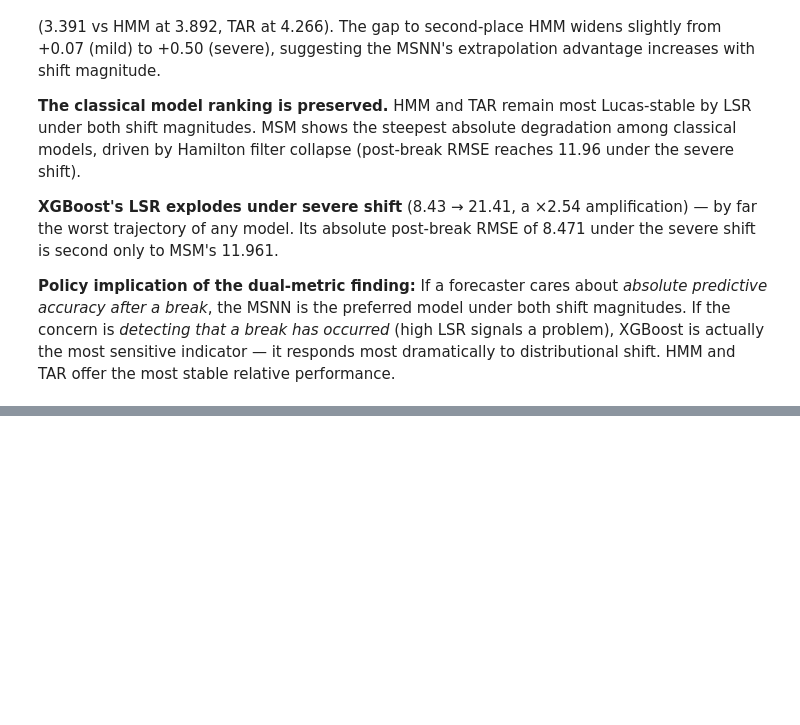
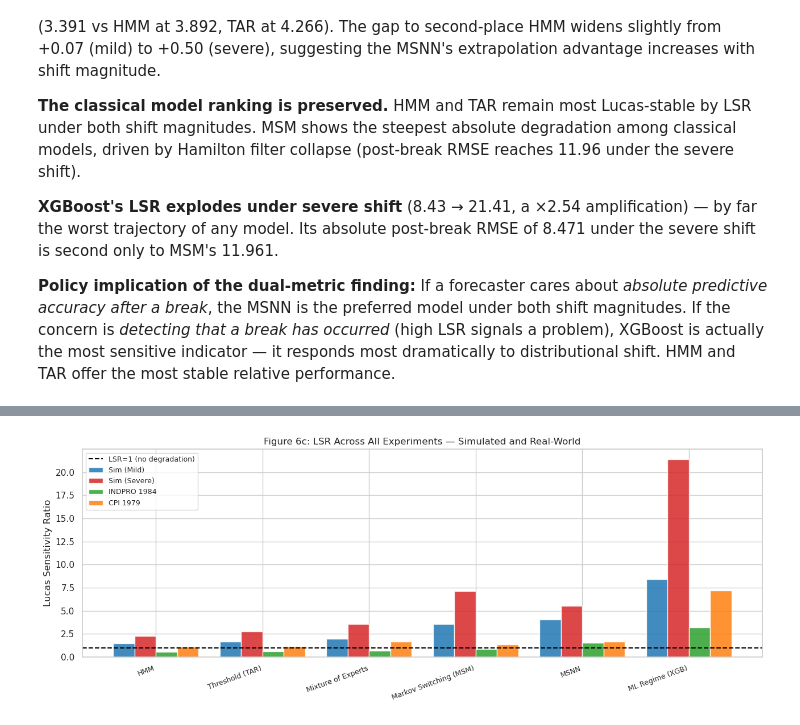
Before and after one commit to claytonbytyci/Lucas-Critique-and-Regimes, a Jupyter notebook: analyses/04_project_report.ipynb, the cells around one changed output, grey strips where cells are left out. Cells and saved outputs as stored; diff of their text form; code cells hidden in the pictures; blank space fills up the shorter version.

Commit message:
Real world extension

```diff
--- a/analyses/04_project_report.ipynb
+++ b/analyses/04_project_report.ipynb
@@ -838,0 +1013,19 @@ Several observations stand out:
+# %%
+fig, ax = plt.subplots(figsize=(13, 5))
+exp_cols  = ['Sim (Mild)', 'Sim (Severe)', 'INDPRO 1984', 'CPI 1979']
+colors    = ['#1f77b4', '#d62728', '#2ca02c', '#ff7f0e']
+x = np.arange(len(combined)); w = 0.2
+
+for i, (col, c) in enumerate(zip(exp_cols, colors)):
+    ax.bar(x + (i - 1.5) * w, combined[col], w, label=col, color=c, alpha=0.85)
+
+ax.axhline(1.0, color='black', ls='--', lw=1.5, label='LSR=1 (no degradation)')
+ax.set_xticks(x)
+ax.set_xticklabels(combined['model'], rotation=20, ha='right', fontsize=9)
+ax.set_ylabel('Lucas Sensitivity Ratio')
+ax.set_title('Figure 6c: LSR Across All Experiments — Simulated and Real-World')
+ax.legend(fontsize=9)
+plt.tight_layout()
+plt.show()
+# %% [output]
+[figure, added]
```
Also changed, not shown: parts of 22 cells of this notebook, 19 other files.
